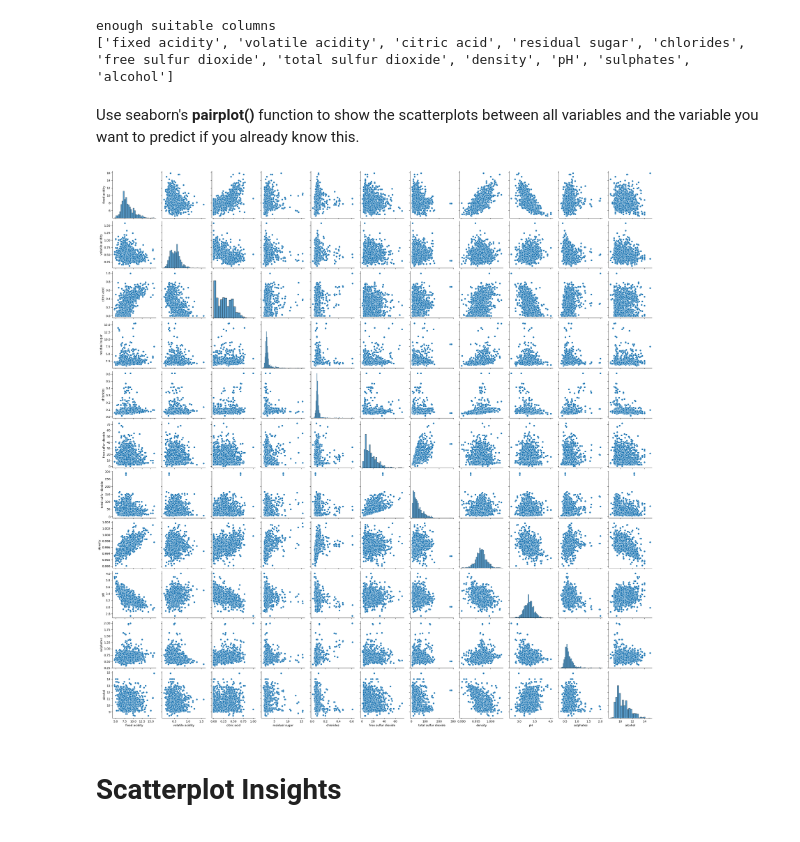
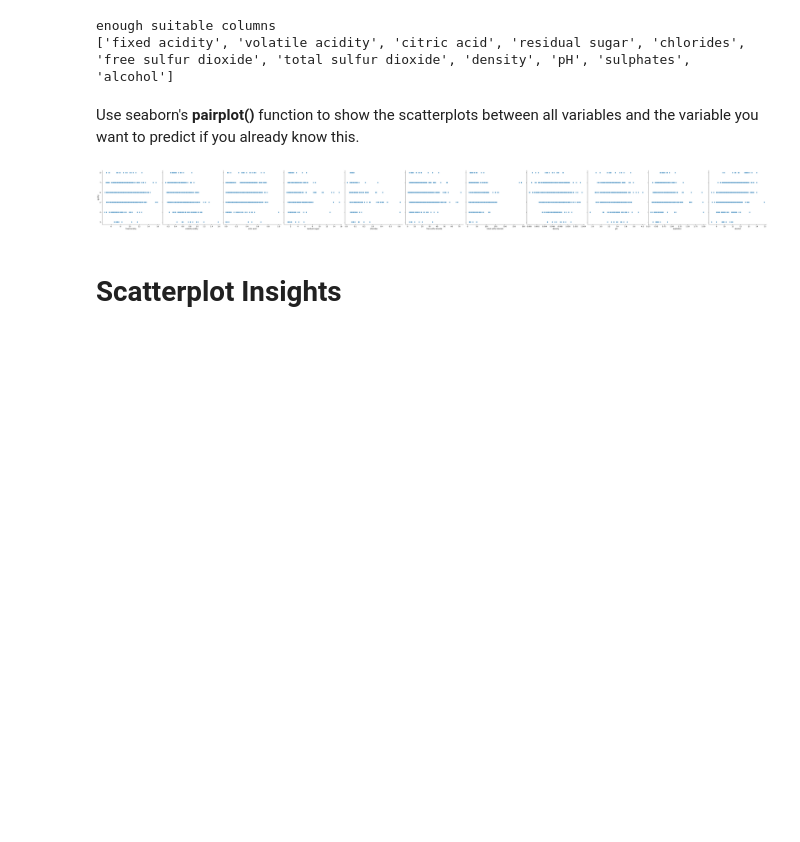
Before and after one commit to TCodingGuru/Regression, a Jupyter notebook: DMS - S4 - Regression Assignment.ipynb, the cells around one changed output. Saved outputs shown, nothing was run; the diff lists cells and outputs as text; code cells hidden in the pictures; blank space fills up the shorter version.

```diff
--- a/DMS - S4 - Regression Assignment.ipynb
+++ b/DMS - S4 - Regression Assignment.ipynb
@@ -64,13 +69,17 @@ enough suitable columns
 # %% [markdown]
 Use seaborn's **pairplot()** function to show the scatterplots between all variables and the variable you want to predict if you already know this.
 # %%
+# Create scatterplots of each predictor vs the target variable 'quality'
+# y_vars=['quality'] sets 'quality' on the y-axis
+# x_vars=cols[:-1] takes all columns except the last one (the predictors) for the x-axis
+
 cols = ['fixed acidity', 'volatile acidity', 'citric acid', 'residual sugar',
         'chlorides', 'free sulfur dioxide', 'total sulfur dioxide', 'density',
-        'pH', 'sulphates', 'alcohol']
+        'pH', 'sulphates', 'alcohol', 'quality']
 
-sns.pairplot(df[cols])
+sns.pairplot(df[cols], y_vars=['quality'], x_vars=cols[:-1], height=5)
 plt.show()
 # %% [output]
-[figure, old version]
+[figure, new version]
 # %% [markdown]
 <span style='background:blue; color:white;'><h1>Scatterplot Insights</h1></span>
```
Also changed, not shown: parts of 12 cells of this notebook.
